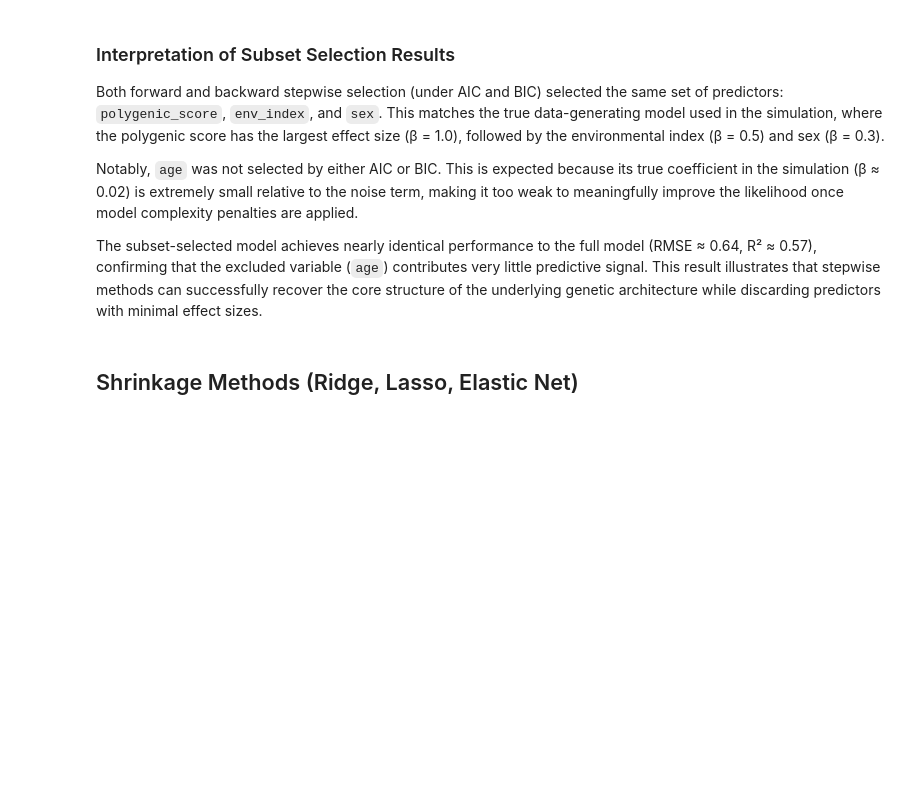
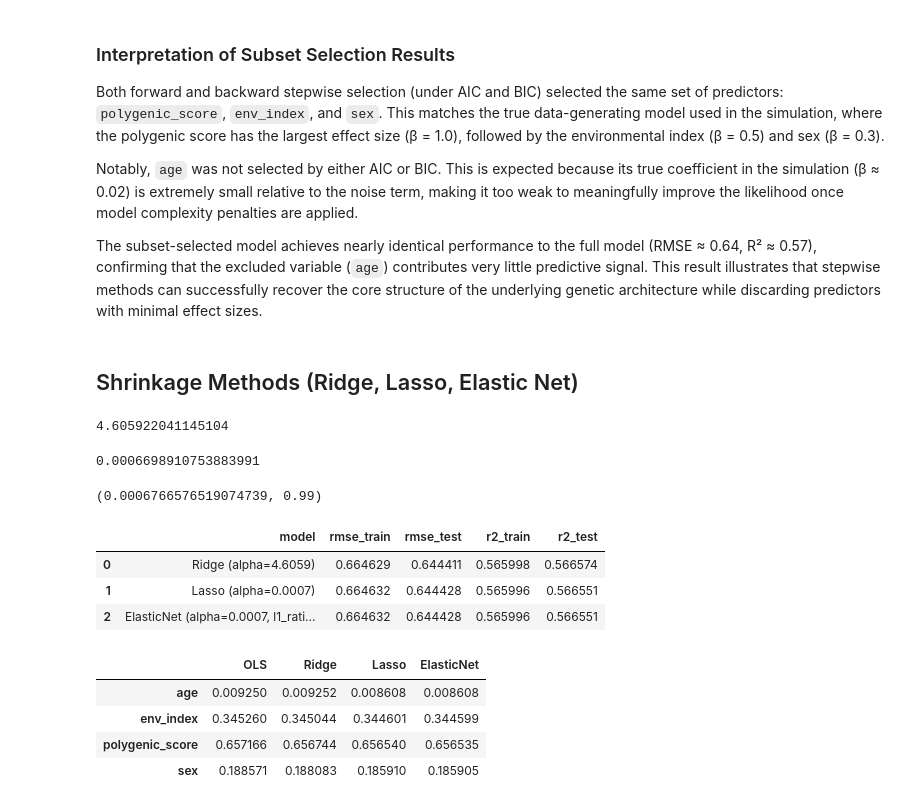
Before and after one commit to MakennaWorley/SL-Final-Python, a Jupyter notebook: notebooks/analysis.ipynb, the cells around one changed output. Drawn from its saved outputs; the diff is of its cells as text; code cells hidden in the pictures; blank space fills up the shorter version.

```diff
--- a/notebooks/analysis.ipynb
+++ b/notebooks/analysis.ipynb
@@ -762,3 +771,15 @@ Notably, `age` was not selected by either AIC or BIC. This is expected because i
 The subset-selected model achieves nearly identical performance to the full model (RMSE ≈ 0.64, R² ≈ 0.57), confirming that the excluded variable (`age`) contributes very little predictive signal. This result illustrates that stepwise methods can successfully recover the core structure of the underlying genetic architecture while discarding predictors with minimal effect sizes.
 # %% [markdown]
 ## Shrinkage Methods (Ridge, Lasso, Elastic Net)
+# %%
+from sklearn.linear_model import RidgeCV
+
+alphas = np.logspace(-4, 4, 200)
+
+ridge_cv = RidgeCV(alphas=alphas)
+ridge_cv.fit(X_train_full, y_train)
+
+ridge_alpha = ridge_cv.alpha_
+ridge_alpha
+# %% [output]
+4.605922041145104
@@ -764,0 +793,14 @@ The subset-selected model achieves nearly identical performance to the full mode
+# %%
+from sklearn.linear_model import LassoCV
+
+lasso_cv = LassoCV(
+    cv=10,
+    max_iter=5000,
+    random_state=42
+)
+lasso_cv.fit(X_train_full, y_train)
+
+lasso_alpha = lasso_cv.alpha_
+lasso_alpha
+# %% [output]
+0.0006698910753883991
@@ -764,0 +814,16 @@ The subset-selected model achieves nearly identical performance to the full mode
+# %%
+from sklearn.linear_model import ElasticNetCV
+
+elastic_cv = ElasticNetCV(
+    l1_ratio=np.linspace(0.01, 0.99, 20),
+    cv=10,
+    max_iter=5000,
+    random_state=42
+)
+elastic_cv.fit(X_train_full, y_train)
+
+elastic_alpha = elastic_cv.alpha_
+elastic_l1 = elastic_cv.l1_ratio_
+elastic_alpha, elastic_l1
+# %% [output]
+(0.0006766576519074739, 0.99)
@@ -764,0 +837,27 @@ The subset-selected model achieves nearly identical performance to the full mode
+# %%
+shrinkage_df = pd.DataFrame([
+    results_ridge,
+    results_lasso,
+    results_elastic
+])
+shrinkage_df
+# %% [output]
+|  | model | rmse_train | rmse_test | r2_train | r2_test |
+| 0 | Ridge (alpha=4.6059) | 0.664629 | 0.644411 | 0.565998 | 0.566574 |
+| 1 | Lasso (alpha=0.0007) | 0.664632 | 0.644428 | 0.565996 | 0.566551 |
+| 2 | ElasticNet (alpha=0.0007, l1_rati... | 0.664632 | 0.644428 | 0.565996 | 0.566551 |
+# %%
+coef_df = pd.DataFrame({
+    "OLS": lr_full.coef_,
+    "Ridge": ridge_cv.coef_,
+    "Lasso": lasso_cv.coef_,
+    "ElasticNet": elastic_cv.coef_
+}, index=X_train_full.columns)
+
+coef_df
+# %% [output]
+|  | OLS | Ridge | Lasso | ElasticNet |
+| age | 0.009250 | 0.009252 | 0.008608 | 0.008608 |
+| env_index | 0.345260 | 0.345044 | 0.344601 | 0.344599 |
+| polygenic_score | 0.657166 | 0.656744 | 0.656540 | 0.656535 |
+| sex | 0.188571 | 0.188083 | 0.185910 | 0.185905 |
```
Also changed, not shown: parts of 9 cells of this notebook.
